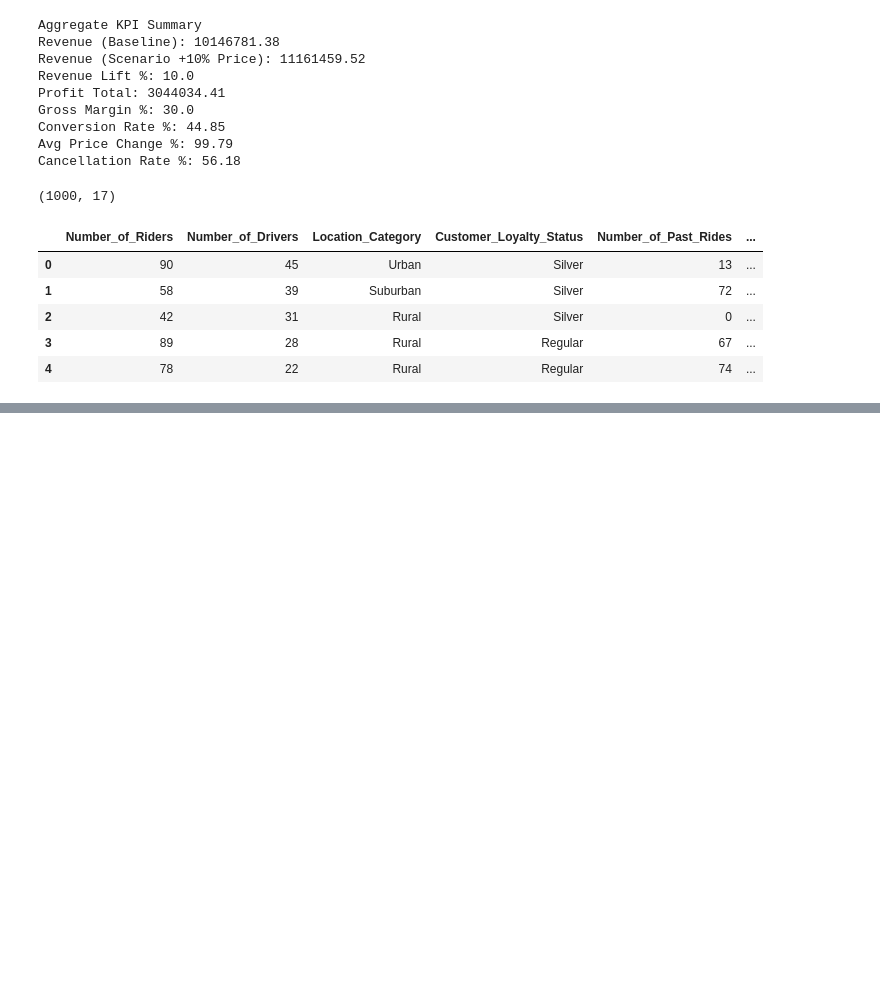
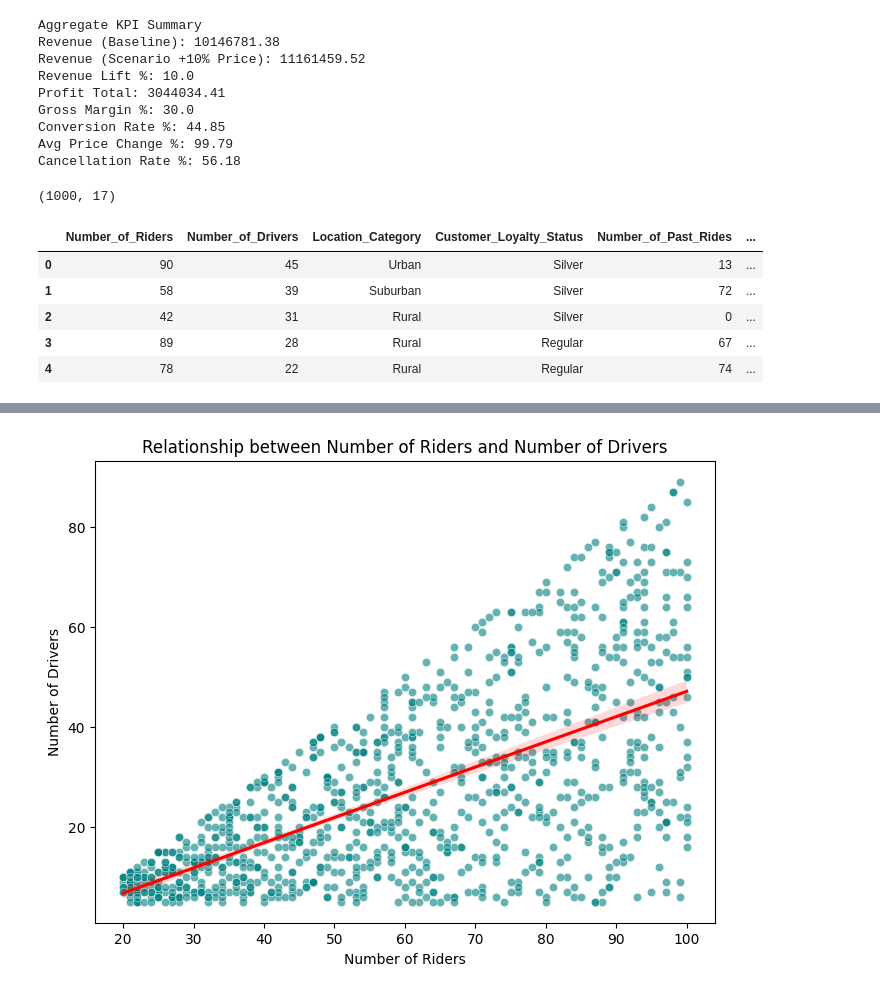
Before and after one commit to sanashk19/Sana_PriceOptima, a Jupyter notebook: Sana_PriceOptima.ipynb, the cells around one changed output, grey strips where cells are left out. Drawn from its saved outputs; the diff is of its cells as text; code cells hidden in the pictures; blank space fills up the shorter version.

```diff
--- a/Sana_PriceOptima.ipynb
+++ b/Sana_PriceOptima.ipynb
@@ -333,0 +412,23 @@ dataset.head()
+# %%
+# Relationship between Number of Riders and Number of Drivers
+plt.figure(figsize=(8,6))
+sns.scatterplot(
+    data=dataset,
+    x="Number_of_Riders",
+    y="Number_of_Drivers",
+    alpha=0.6,
+    color="teal"
+)
+sns.regplot(
+    data=dataset,
+    x="Number_of_Riders",
+    y="Number_of_Drivers",
+    scatter=False,
+    color="red"
+)
+plt.title("Relationship between Number of Riders and Number of Drivers")
+plt.xlabel("Number of Riders")
+plt.ylabel("Number of Drivers")
+plt.show()
+# %% [output]
+[figure, added]
```
Also changed, not shown: parts of 14 cells of this notebook.
